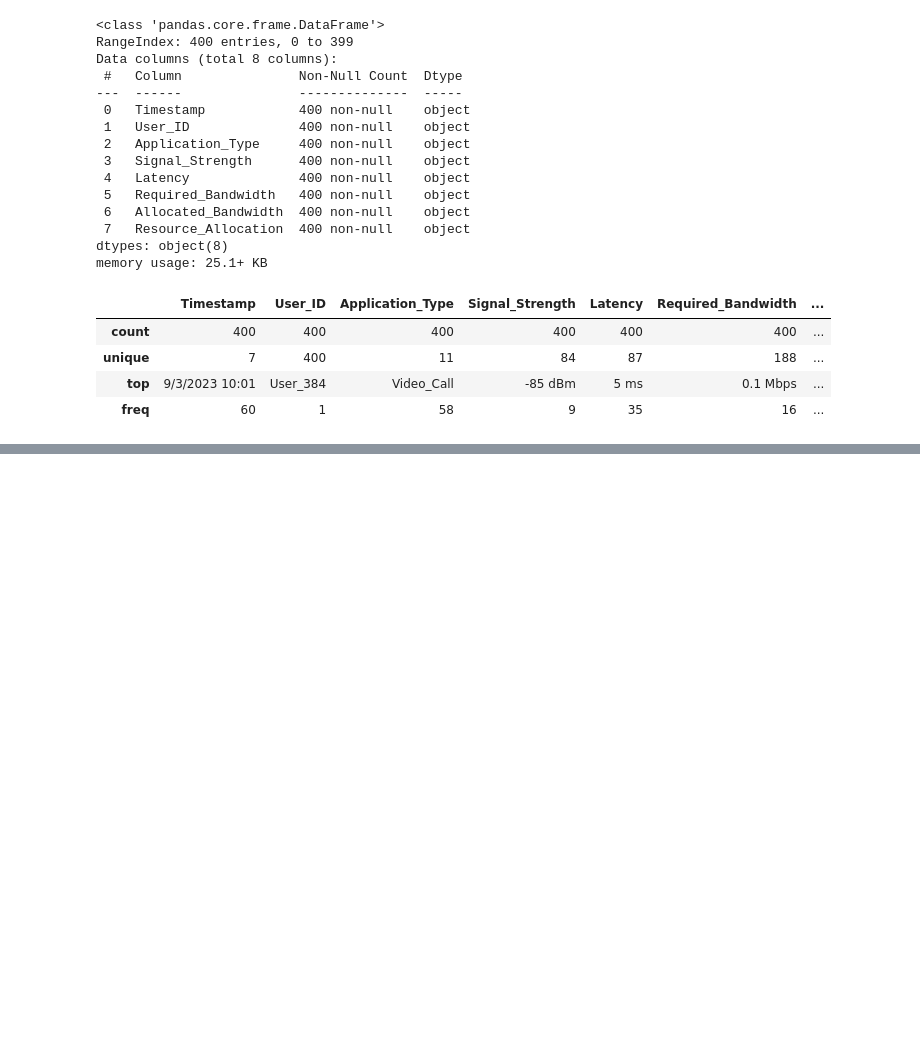
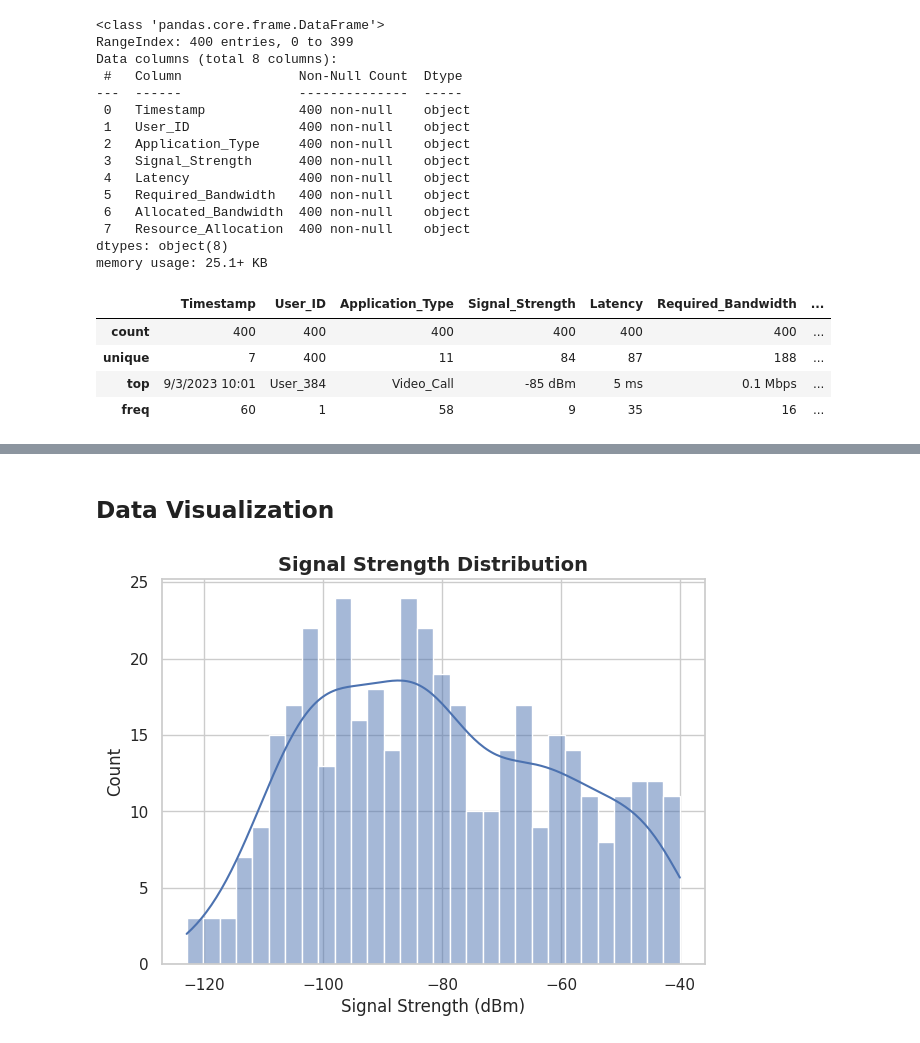
Before and after one commit to 77mostafaayman77/5G-Resource-Allocation-QoS-Prediction, a Jupyter notebook: 5G_Resource_Allocation_&_QoS_Prediction.ipynb, the cells around one changed output, grey strips where cells are left out. Cells and saved outputs as stored; diff of their text form; code cells hidden in the pictures; blank space fills up the shorter version.

```diff
--- a/5G_Resource_Allocation_&_QoS_Prediction.ipynb
+++ b/5G_Resource_Allocation_&_QoS_Prediction.ipynb
@@ -150,3 +182,0 @@ memory usage: 18.9+ KB
-# %%
-df_clean['Signal_Strength'] = df_clean['Signal_Strength'].str.replace('dBm','').astype('float')
-df_clean.head()
@@ -167,6 +182,0 @@ def Kbps_to_Mbps(BW):
-# %%
-df_clean['Required_Bandwidth(Mbps)'] = df_clean['Required_Bandwidth'].apply(Kbps_to_Mbps)
-df_clean['Allocated_Bandwidth(Mbps)'] = df_clean['Allocated_Bandwidth'].apply(Kbps_to_Mbps)
-# %%
-df_clean = df_clean.drop(['Required_Bandwidth','Allocated_Bandwidth'], axis='columns')
-df_clean.head()
@@ -216,0 +204,16 @@ df_clean.head()
+# %% [markdown]
+## Data Visualization
+# %%
+import matplotlib.pyplot as plt
+import seaborn as sns
+sns.set_theme(style="whitegrid")
+# %%
+plt.figure(figsize=(7, 5))
+sns.histplot(df_clean['Signal_Strength(dBm)'], bins=30, kde=True)
+
+plt.title('Signal Strength Distribution', fontsize=14, fontweight='bold')
+plt.xlabel('Signal Strength (dBm)', fontsize=12)
+plt.ylabel('Count', fontsize=12)
+plt.show()
+# %% [output]
+[figure, added]
```
Also changed, not shown: parts of 24 cells of this notebook.
